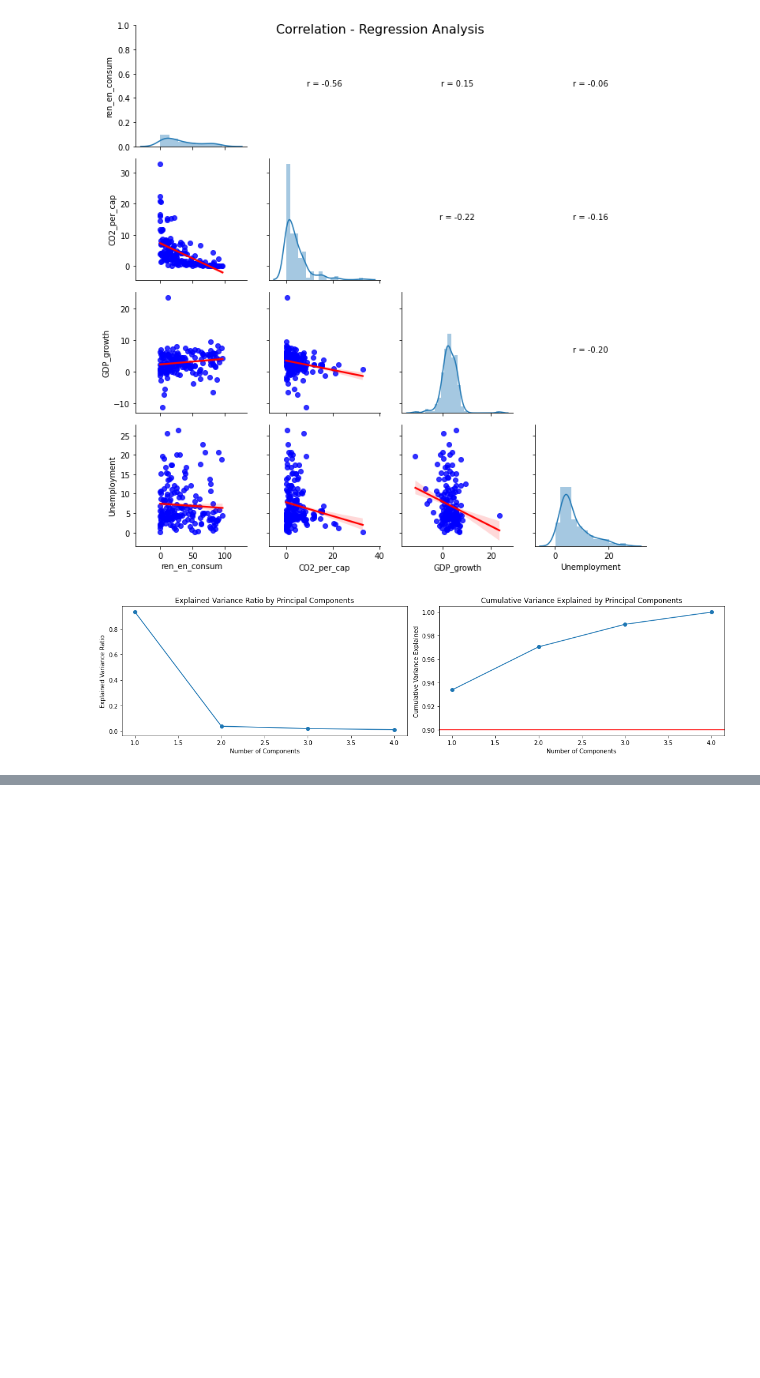
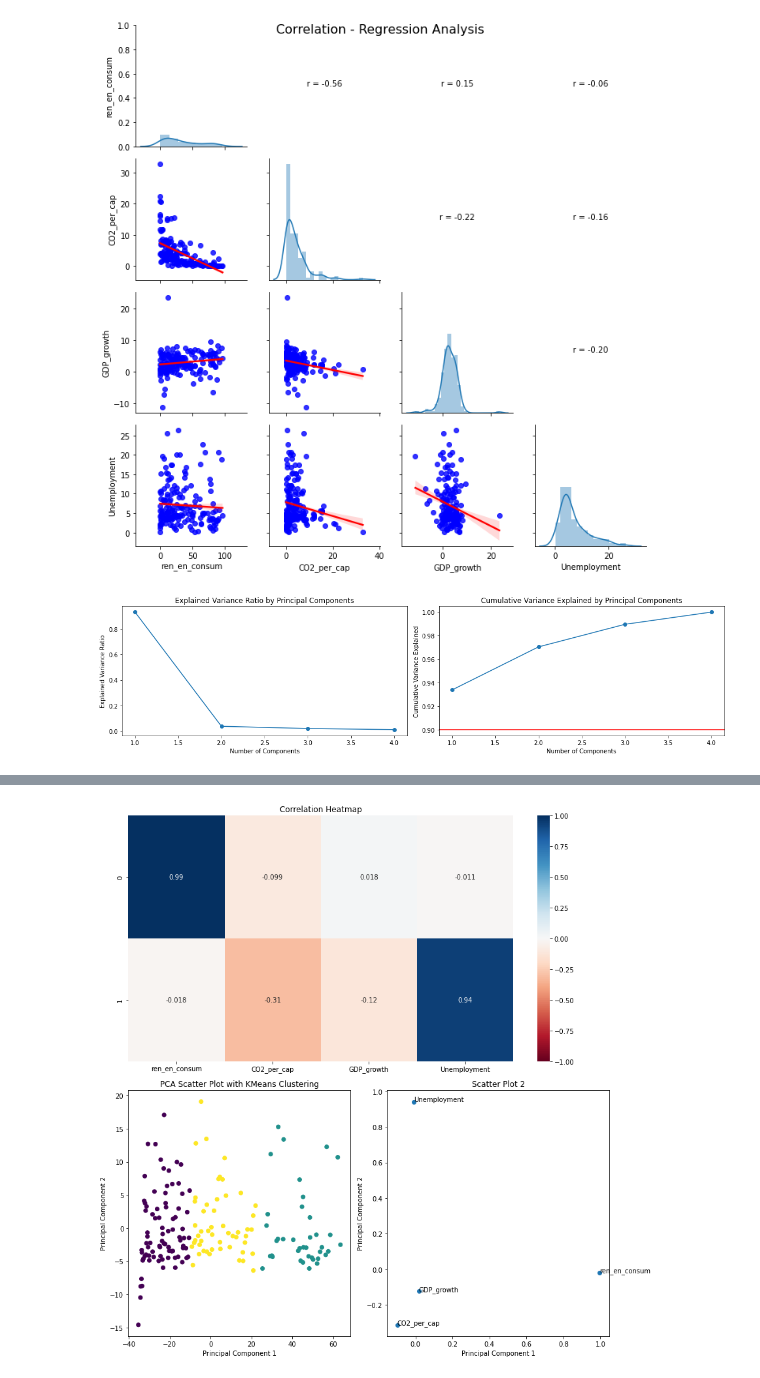
Before and after one commit to StefanRaychev/Investigating-the-Relationship-between-Green-Transition-and-Socio-Economic-Dimensions, a Jupyter notebook: green_dimensions.ipynb, the cells around one changed output, grey strips where cells are left out. Cells and saved outputs as stored; diff of their text form; code cells hidden in the pictures; blank space fills up the shorter version.

```diff
--- a/green_dimensions.ipynb
+++ b/green_dimensions.ipynb
@@ -141,0 +160,43 @@ dimensional_reduction(new_df)
+# %%
+import numpy as np
+from sklearn.cluster import KMeans
+
+def dimensional_reduction3(df, model):
+    df = df.dropna(axis=0, how='any')
+
+    dm = model
+    dm = dm.fit(df)
+    global df_tr
+    df_tr = dm.transform(df)
+    dm_df = pd.DataFrame(data=dm.components_, columns=df.columns.values, index=range(len(dm.components_)))
+
+    fig = plt.figure(figsize=(12, 12))
+
+    # Plot the correlation heatmap
+    ax_heatmap = plt.subplot2grid((2, 2), (0, 0), colspan=2)
+    sns.heatmap(dm_df, vmin=-1, vmax=1, annot=True, cmap='RdBu', ax=ax_heatmap)
+    ax_heatmap.set_title('Correlation Heatmap')
+
+    # Plot the scatter plot of PCA components with KMeans clustering
+    ax_scatter1 = plt.subplot2grid((2, 2), (1, 0))
+    ax_scatter1.scatter(df_tr[:, 0], df_tr[:, 1], c=KMeans(n_clusters=3).fit_predict(df_tr))
+    ax_scatter1.set_title('PCA Scatter Plot with KMeans Clustering')
+    ax_scatter1.set_xlabel('Principal Component 1')
+    ax_scatter1.set_ylabel('Principal Component 2')
+
+    # Plot the second scatter plot with column names as labels
+    ax_scatter2 = plt.subplot2grid((2, 2), (1, 1))
+    ax_scatter2.scatter(dm.components_[0], dm.components_[1])
+    ax_scatter2.set_title('Scatter Plot 2')
+    ax_scatter2.set_xlabel('Principal Component 1')
+    ax_scatter2.set_ylabel('Principal Component 2')
+
+    for i, txt in enumerate(df.columns):
+        ax_scatter2.annotate(txt, (dm.components_[0][i], dm.components_[1][i]))
+
+    plt.tight_layout()
+    plt.show()
+# %%
+dimensional_reduction3(new_df, PCA(2))
+# %% [output]
+[figure, added]
```
Also changed, not shown: parts of 2 cells of this notebook.
